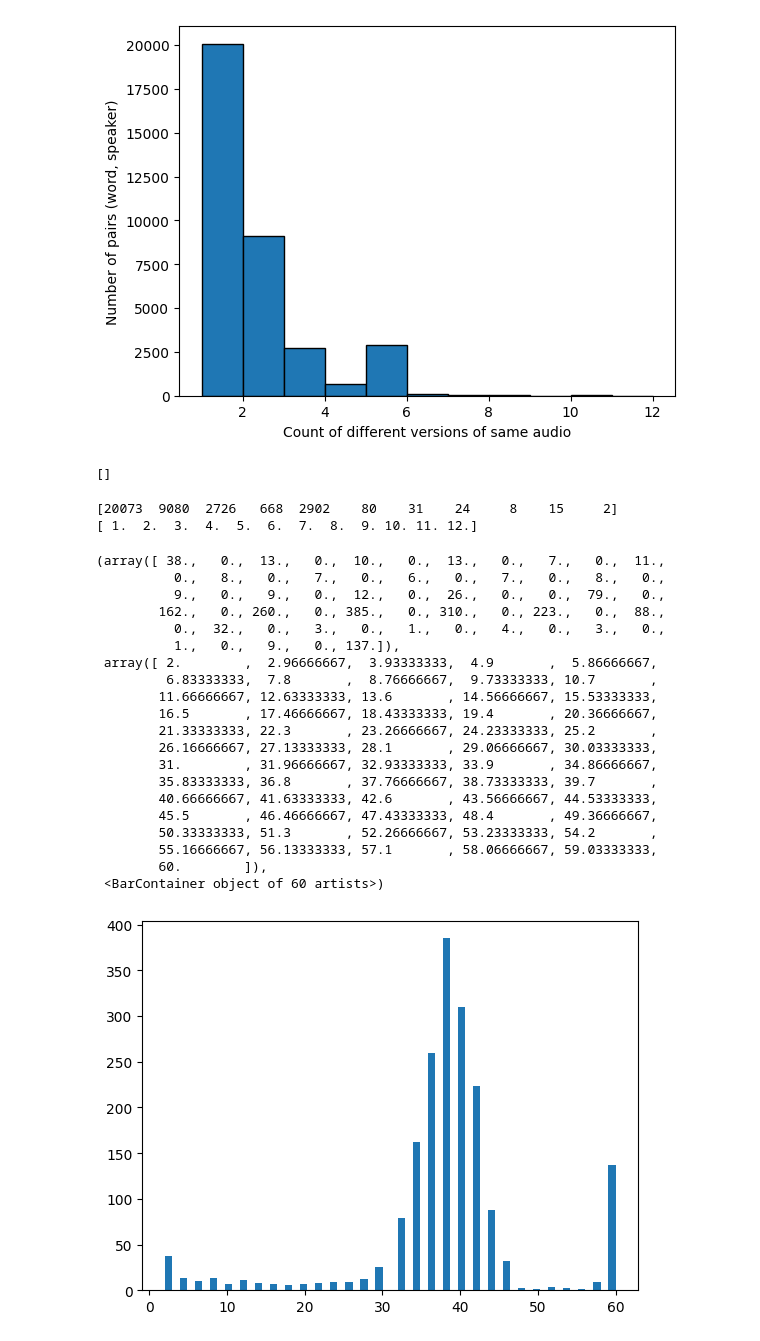
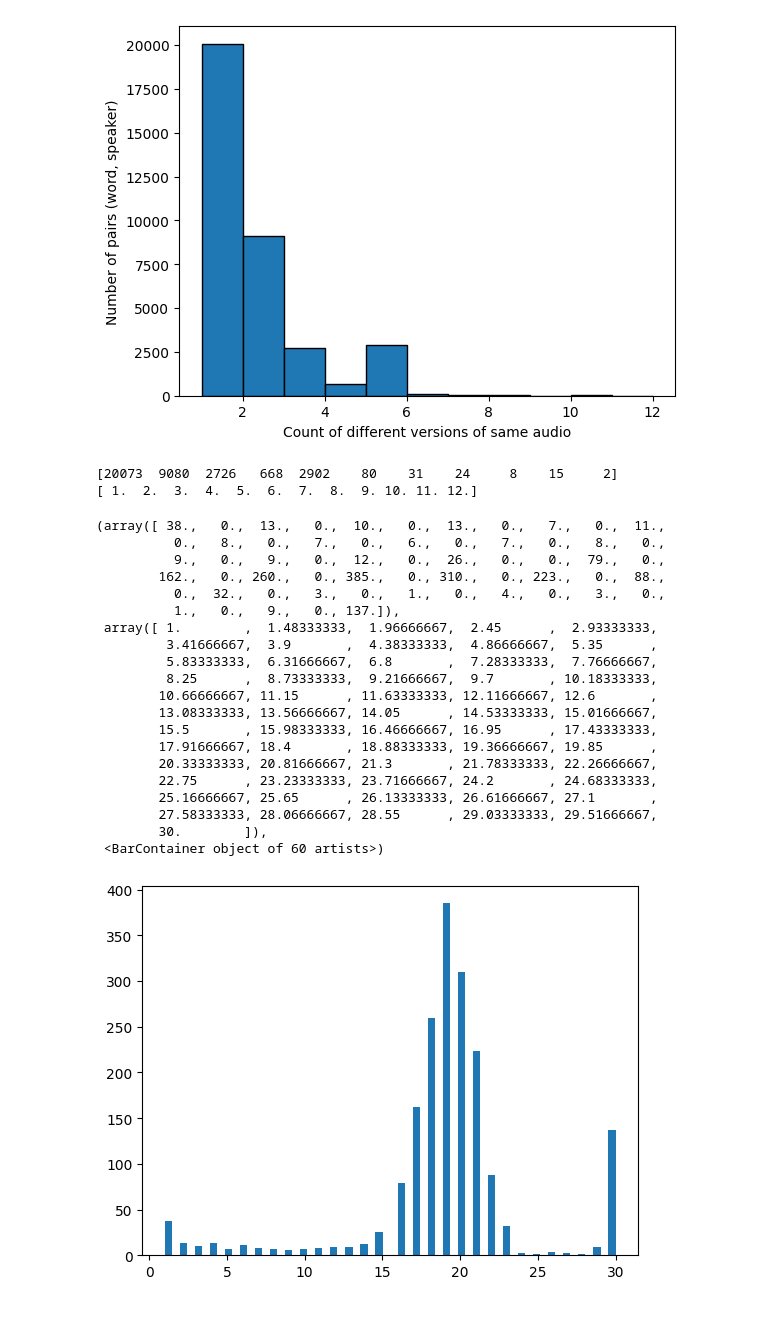
Before and after one commit to pavonism/intro-to-ml, a Jupyter notebook: scripts/DataPreprocessing.ipynb, the cells around one changed output. Saved outputs shown, nothing was run; the diff lists cells and outputs as text; code cells hidden in the pictures.

```diff
--- a/scripts/DataPreprocessing.ipynb
+++ b/scripts/DataPreprocessing.ipynb
@@ -15,7 +15,7 @@ from matplotlib import pyplot as plt
 from tqdm import tqdm
 
 
-files = glob.glob("../data/v3/audio/**/*.wav", recursive=True)
+files = glob.glob("../data/tsrc/train/**/*.wav", recursive=True)
 files_string = "\n".join(files)
 word_speaker_to_files: Dict[str, List[str]] = {}
 
@@ -41,10 +41,6 @@ plt.xlabel('Count of different versions of same audio')
 # %% [output]
 Text(0.5, 0, 'Count of different versions of same audio')
 [figure]
-# %%
-file_occurances
-# %% [output]
-[]
 # %%
 import numpy as np
 
@@ -58,40 +54,41 @@ print(bins)
 # %%
 import glob
 from typing import Dict, List
 
 from matplotlib import pyplot as plt
 
-files = glob.glob("../data/v3/**/*_nohash_0.wav", recursive=True)
+
+files = glob.glob("../data/tsrc/train/**/*_nohash_0.wav", recursive=True)
 word_speaker_to_files: Dict[str, List[str]] = {}
 
 for file in files:
     hash_id = file.split("\\")[-1].split("_")[-3]
     if hash_id not in word_speaker_to_files:
         word_speaker_to_files[hash_id] = []
     word_speaker_to_files[hash_id].append(file)
 
 
 file_occurances = [len(files) for files in word_speaker_to_files.values()]
 plt.hist(file_occurances, bins=60)
 # %% [output]
 (array([ 38.,   0.,  13.,   0.,  10.,   0.,  13.,   0.,   7.,   0.,  11.,
           0.,   8.,   0.,   7.,   0.,   6.,   0.,   7.,   0.,   8.,   0.,
           9.,   0.,   9.,   0.,  12.,   0.,  26.,   0.,   0.,  79.,   0.,
         162.,   0., 260.,   0., 385.,   0., 310.,   0., 223.,   0.,  88.,
           0.,  32.,   0.,   3.,   0.,   1.,   0.,   4.,   0.,   3.,   0.,
           1.,   0.,   9.,   0., 137.]),
- array([ 2.        ,  2.96666667,  3.93333333,  4.9       ,  5.86666667,
-         6.83333333,  7.8       ,  8.76666667,  9.73333333, 10.7       ,
-        11.66666667, 12.63333333, 13.6       , 14.56666667, 15.53333333,
-        16.5       , 17.46666667, 18.43333333, 19.4       , 20.36666667,
-        21.33333333, 22.3       , 23.26666667, 24.23333333, 25.2       ,
-        26.16666667, 27.13333333, 28.1       , 29.06666667, 30.03333333,
-        31.        , 31.96666667, 32.93333333, 33.9       , 34.86666667,
-        35.83333333, 36.8       , 37.76666667, 38.73333333, 39.7       ,
-        40.66666667, 41.63333333, 42.6       , 43.56666667, 44.53333333,
-        45.5       , 46.46666667, 47.43333333, 48.4       , 49.36666667,
-        50.33333333, 51.3       , 52.26666667, 53.23333333, 54.2       ,
-        55.16666667, 56.13333333, 57.1       , 58.06666667, 59.03333333,
-        60.        ]),
+ array([ 1.        ,  1.48333333,  1.96666667,  2.45      ,  2.93333333,
+         3.41666667,  3.9       ,  4.38333333,  4.86666667,  5.35      ,
+         5.83333333,  6.31666667,  6.8       ,  7.28333333,  7.76666667,
+         8.25      ,  8.73333333,  9.21666667,  9.7       , 10.18333333,
+        10.66666667, 11.15      , 11.63333333, 12.11666667, 12.6       ,
+        13.08333333, 13.56666667, 14.05      , 14.53333333, 15.01666667,
+        15.5       , 15.98333333, 16.46666667, 16.95      , 17.43333333,
+        17.91666667, 18.4       , 18.88333333, 19.36666667, 19.85      ,
+        20.33333333, 20.81666667, 21.3       , 21.78333333, 22.26666667,
+        22.75      , 23.23333333, 23.71666667, 24.2       , 24.68333333,
+        25.16666667, 25.65      , 26.13333333, 26.61666667, 27.1       ,
+        27.58333333, 28.06666667, 28.55      , 29.03333333, 29.51666667,
+        30.        ]),
  <BarContainer object of 60 artists>)
-[figure, old version]
+[figure, new version]
```
Also changed, not shown: parts of 3 cells of this notebook, 1 other file.
